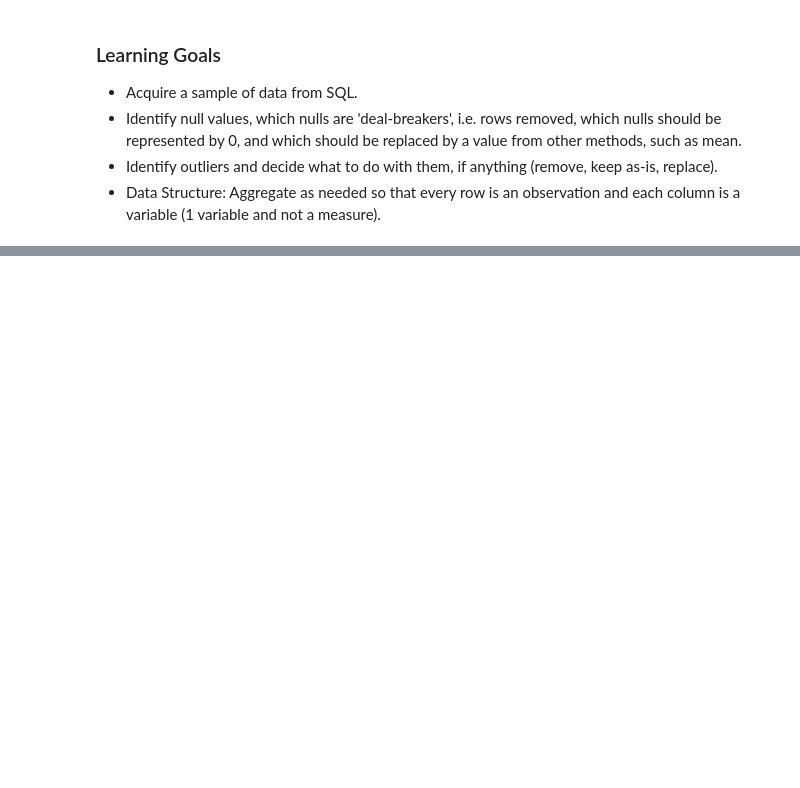
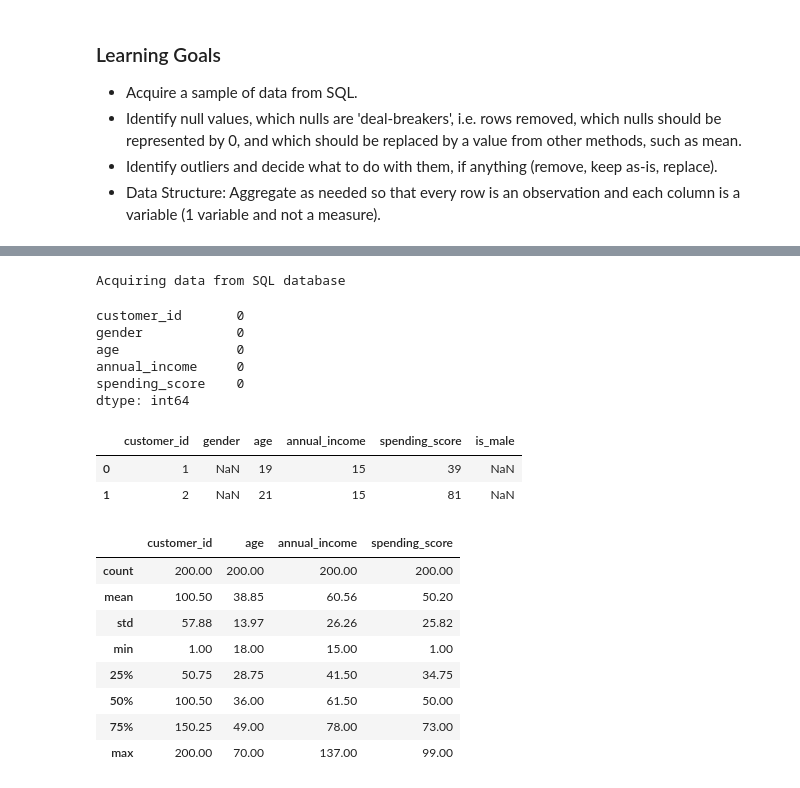
Before and after one commit to Kayfj41901/clustering_exercises, a Jupyter notebook: Data_Wrangling.ipynb, the cells around one changed output, grey strips where cells are left out. Drawn from its saved outputs; the diff is of its cells as text; code cells hidden in the pictures; blank space fills up the shorter version.

```diff
--- a/Data_Wrangling.ipynb
+++ b/Data_Wrangling.ipynb
@@ -37,0 +131,14 @@ SELECT *
+# %%
+mc_df = get_mall_customers()
+# %% [output]
+Acquiring data from SQL database
+# %%
+#no missing values
+mc_df.isnull().sum()
+# %% [output]
+customer_id       0
+gender            0
+age               0
+annual_income     0
+spending_score    0
+dtype: int64
@@ -37,0 +149,19 @@ SELECT *
+# %%
+mc_df.head(2)
+# %% [output]
+|  | customer_id | gender | age | annual_income | spending_score | is_male |
+| 0 | 1 | NaN | 19 | 15 | 39 | NaN |
+| 1 | 2 | NaN | 21 | 15 | 81 | NaN |
+# %%
+### Descriptive Statistics
+mc_df.describe()
+# %% [output]
+|  | customer_id | age | annual_income | spending_score |
+| count | 200.00 | 200.00 | 200.00 | 200.00 |
+| mean | 100.50 | 38.85 | 60.56 | 50.20 |
+| std | 57.88 | 13.97 | 26.26 | 25.82 |
+| min | 1.00 | 18.00 | 15.00 | 1.00 |
+| 25% | 50.75 | 28.75 | 41.50 | 34.75 |
+| 50% | 100.50 | 36.00 | 61.50 | 50.00 |
+| 75% | 150.25 | 49.00 | 78.00 | 73.00 |
+| max | 200.00 | 70.00 | 137.00 | 99.00 |
```
Also changed, not shown: parts of 36 cells of this notebook, 4 other files.
